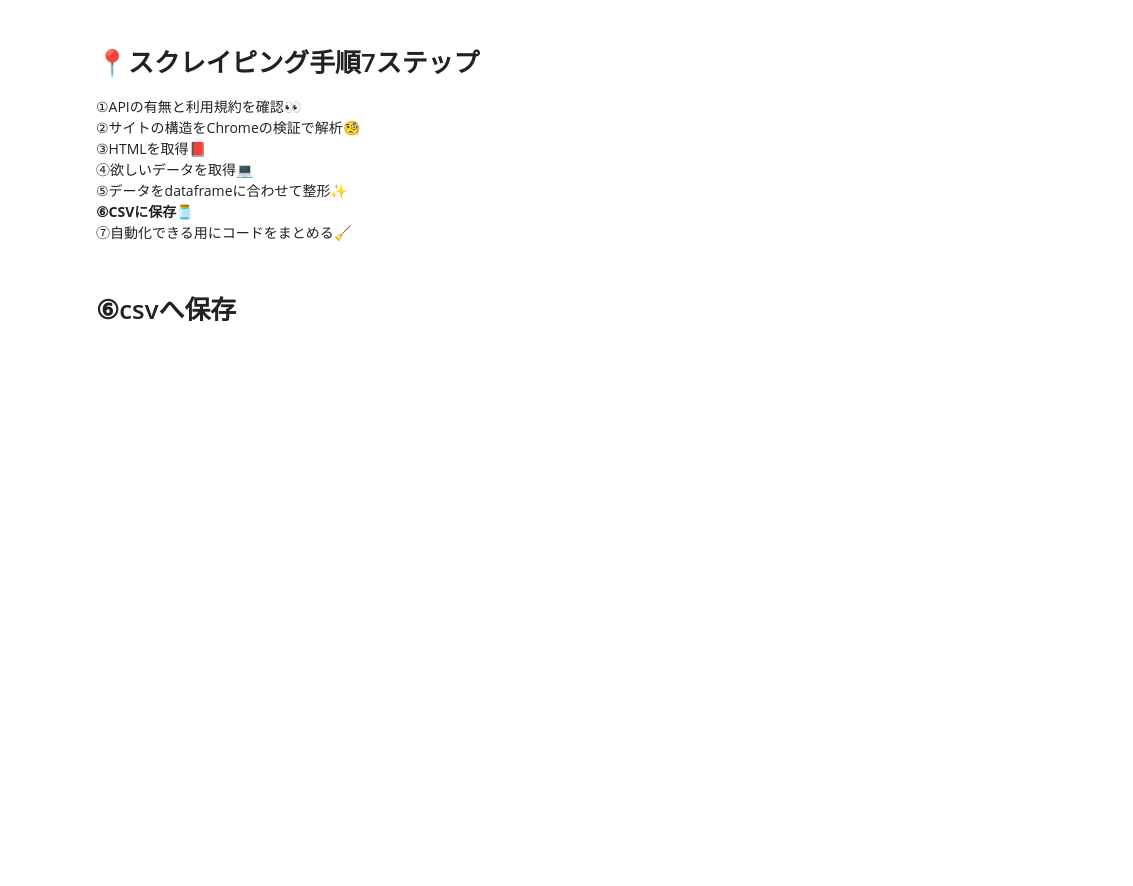
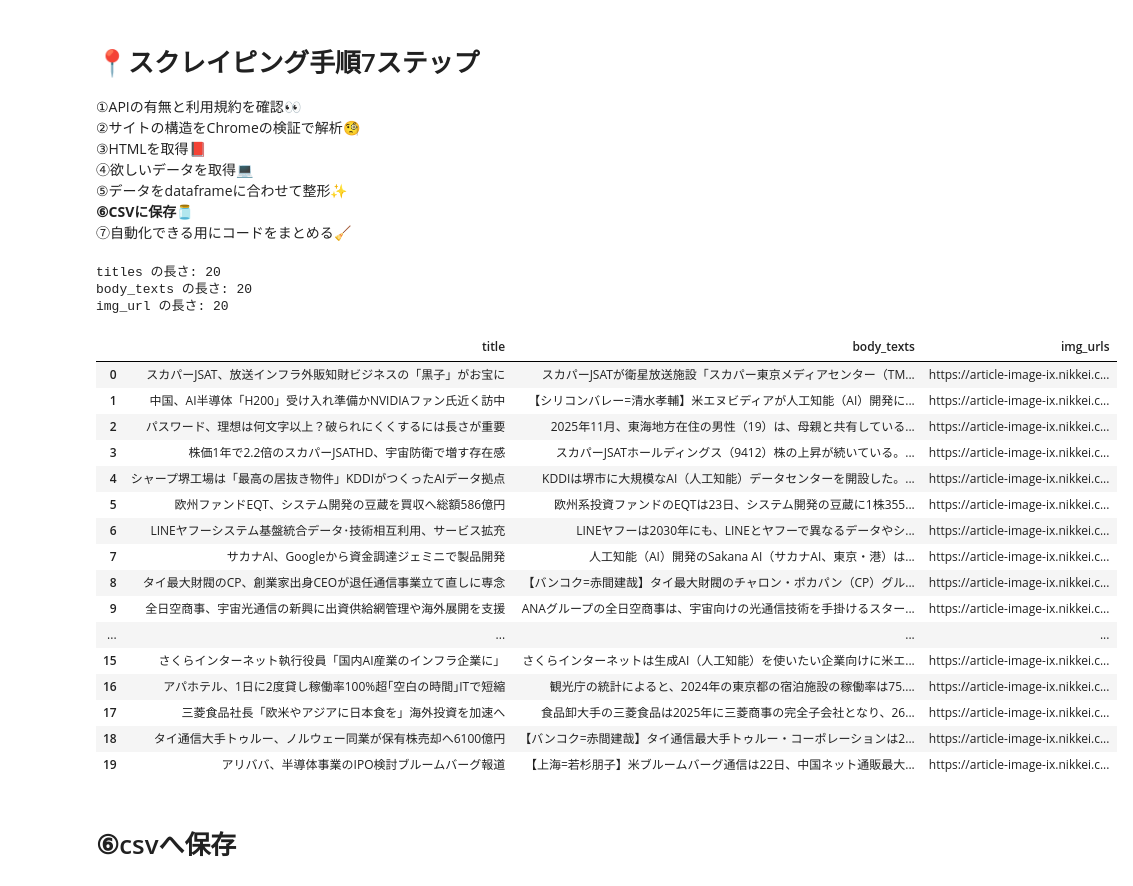
Before and after one commit to cbkwp332/new_ripo_sukureipinngu, a Jupyter notebook: 課題-日経.ipynb, the cells around one changed output. Cells and saved outputs as stored; diff of their text form; code cells hidden in the pictures; blank space fills up the shorter version.

```diff
--- a/課題-日経.ipynb
+++ b/課題-日経.ipynb
@@ -158,12 +164,12 @@ print(body_text)  # テキストを表示
 # %% [output]
 LINEヤフーは2030年にも、LINEとヤフーで異なるデータやシステム管理の基盤を統合する。両方のビッグデータを活用できる環境をつくり、人工知能（AI）の力も借りて、事業の垣根を越えたサービス提案を増やす。基盤統合を契機に、傘下に100を超えるネットサービスを抱えて積年の課題となっていたサービス間の連携を推し進める。
 # %%
-DOMEIN = "https://www.nikkei.com"  # ドメインを変数に格納
+DOMAIN = "https://www.nikkei.com"  # ドメインを変数に格納
 body_texts = []
 
 for link in links:
     body_link = link.get("href")
-    body_link = DOMEIN + body_link
+    body_link = DOMAIN + body_link
     body_response = requests.get(body_link)
     body_soup = BeautifulSoup(body_response.text)
     body_text = body_soup.find("p", "paragraph_p18mfke4").get_text()
@@ -191,0 +198,12 @@ body_texts
+# %%
+DOMAIN = "https://www.nikkei.com"  # ドメインを変数に格納
+
+body_texts = []
+for link in links:
+    body_link = link.get("href")
+    body_link = DOMAIN + body_link
+    body_response = requests.get(body_link)
+    body_soup = BeautifulSoup(body_response.text)
+    body_text = body_soup.find("p", "paragraph_p18mfke4").get_text()
+    body_texts.append(body_text)
+body_texts
@@ -202,3 +241,8 @@ body_texts
 **⑤データをdataframeに合わせて整形✨**<br>
 ⑥CSVに保存🫙<br>
 ⑦自動化できる用にコードをまとめる🧹<br>
+# %%
+# ➀imgタグのimage_i1obkbgmというクラスのsrcを取得
+img_class = "image_i1obkbgm"
+img_tags = soup.find_all("img", class_=img_class)
+img_tags
@@ -204,0 +270,5 @@ body_texts
+# %%
+img_url = []
+for img_tag in img_tags:
+    img_url.append(img_tag.get("src"))
+img_url
@@ -215,5 +305,41 @@ body_texts
 ⑤データをdataframeに合わせて整形✨<br>
 **⑥CSVに保存🫙**<br>
 ⑦自動化できる用にコードをまとめる🧹<br>
+# %%
+# まず各配列の長さを確認
+print(f"titles の長さ: {len(titles)}")
+print(f"body_texts の長さ: {len(body_texts)}")
+print(f"img_url の長さ: {len(img_url)}")
+
+# データをpandaのdataframe化
+import pandas as pd
+news_data = {
+    "title":titles,
+    "body_texts":body_texts,
+    "img_urls":img_url
+}
+df = pd.DataFrame(news_data)
+df
+# %% [output]
+titles の長さ: 20
+body_texts の長さ: 20
+img_url の長さ: 20
+|  | title | body_texts | img_urls |
+| 0 | スカパーJSAT、放送インフラ外販知財ビジネスの「黒子」がお宝に | スカパーJSATが衛星放送施設「スカパー東京メディアセンター（TM... | https://article-image-ix.nikkei.c... |
+| 1 | 中国、AI半導体「H200」受け入れ準備かNVIDIAファン氏近く訪中 | 【シリコンバレー=清水孝輔】米エヌビディアが人工知能（AI）開発に... | https://article-image-ix.nikkei.c... |
+| 2 | パスワード、理想は何文字以上？破られにくくするには長さが重要 | 2025年11月、東海地方在住の男性（19）は、母親と共有している... | https://article-image-ix.nikkei.c... |
+| 3 | 株価1年で2.2倍のスカパーJSATHD、宇宙防衛で増す存在感 | スカパーJSATホールディングス（9412）株の上昇が続いている。... | https://article-image-ix.nikkei.c... |
+| 4 | シャープ堺工場は「最高の居抜き物件」KDDIがつくったAIデータ拠点 | KDDIは堺市に大規模なAI（人工知能）データセンターを開設した。... | https://article-image-ix.nikkei.c... |
+| 5 | 欧州ファンドEQT、システム開発の豆蔵を買収へ総額586億円 | 欧州系投資ファンドのEQTは23日、システム開発の豆蔵に1株355... | https://article-image-ix.nikkei.c... |
+| 6 | LINEヤフーシステム基盤統合データ･技術相互利用、サービス拡充 | LINEヤフーは2030年にも、LINEとヤフーで異なるデータやシ... | https://article-image-ix.nikkei.c... |
+| 7 | サカナAI、Googleから資金調達ジェミニで製品開発 | 人工知能（AI）開発のSakana AI（サカナAI、東京・港）は... | https://article-image-ix.nikkei.c... |
+| 8 | タイ最大財閥のCP、創業家出身CEOが退任通信事業立て直しに専念 | 【バンコク=赤間建哉】タイ最大財閥のチャロン・ポカパン（CP）グル... | https://article-image-ix.nikkei.c... |
+| 9 | 全日空商事、宇宙光通信の新興に出資供給網管理や海外展開を支援 | ANAグループの全日空商事は、宇宙向けの光通信技術を手掛けるスター... | https://article-image-ix.nikkei.c... |
+| ... | ... | ... | ... |
+| 15 | さくらインターネット執行役員「国内AI産業のインフラ企業に」 | さくらインターネットは生成AI（人工知能）を使いたい企業向けに米エ... | https://article-image-ix.nikkei.c... |
+| 16 | アパホテル、1日に2度貸し稼働率100%超｢空白の時間｣ITで短縮 | 観光庁の統計によると、2024年の東京都の宿泊施設の稼働率は75.... | https://article-image-ix.nikkei.c... |
+| 17 | 三菱食品社長「欧米やアジアに日本食を」海外投資を加速へ | 食品卸大手の三菱食品は2025年に三菱商事の完全子会社となり、26... | https://article-image-ix.nikkei.c... |
+| 18 | タイ通信大手トゥルー、ノルウェー同業が保有株売却へ6100億円 | 【バンコク=赤間建哉】タイ通信最大手トゥルー・コーポレーションは2... | https://article-image-ix.nikkei.c... |
+| 19 | アリババ、半導体事業のIPO検討ブルームバーグ報道 | 【上海=若杉朋子】米ブルームバーグ通信は22日、中国ネット通販最大... | https://article-image-ix.nikkei.c... |
 # %% [markdown]
 # ⑥csvへ保存
```
Also changed, not shown: parts of 13 cells of this notebook, 2 other files.
